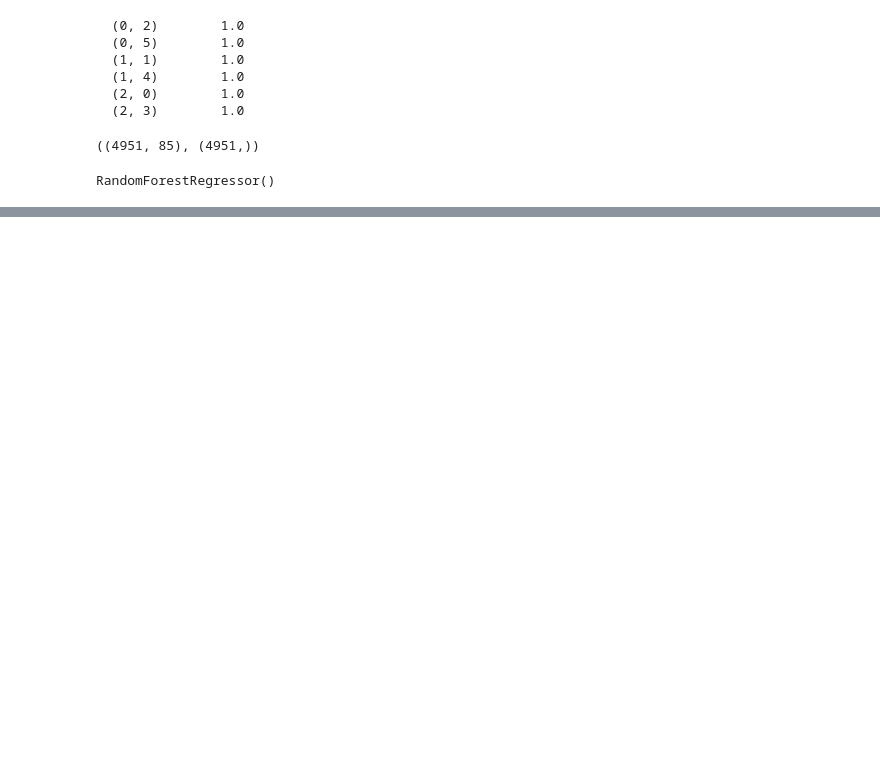
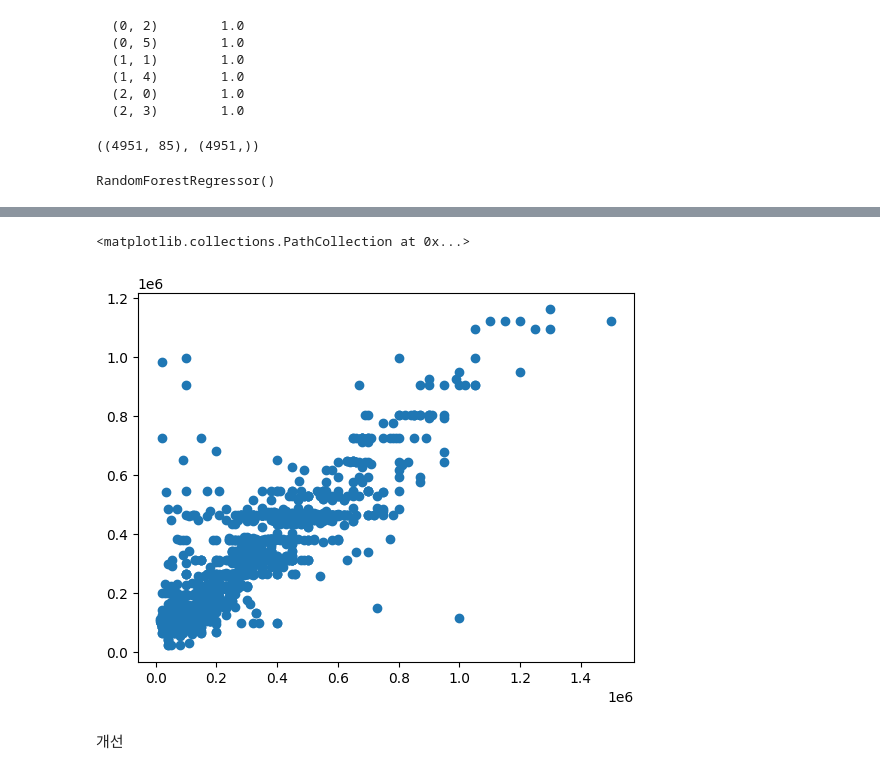
Before and after one commit to leekyuyoung202306/PYTHON, a Jupyter notebook: 12주차/[12주차]데이터분석04.ipynb, the cells around one changed output, grey strips where cells are left out. Saved outputs shown, nothing was run; the diff lists cells and outputs as text; code cells hidden in the pictures; blank space fills up the shorter version.

```diff
--- a/12주차/[12주차]데이터분석04.ipynb
+++ b/12주차/[12주차]데이터분석04.ipynb
@@ -179,3 +179,6 @@ forest = RandomForestRegressor()
 forest.fit(x_train,y_train)
 # %% [output]
 RandomForestRegressor()
+# %%
+x_train_predict = forest.predict(x_train)
+x_test_predict = forest.predict(x_test)
@@ -181,0 +216,8 @@ RandomForestRegressor()
+# %%
+# 예측결과 scatter plot
+plt.scatter(y_test, x_test_predict)
+# %% [output]
+<matplotlib.collections.PathCollection at 0x...>
+[figure, added]
+# %% [markdown]
+개선
```
Also changed, not shown: parts of 14 cells of this notebook.
